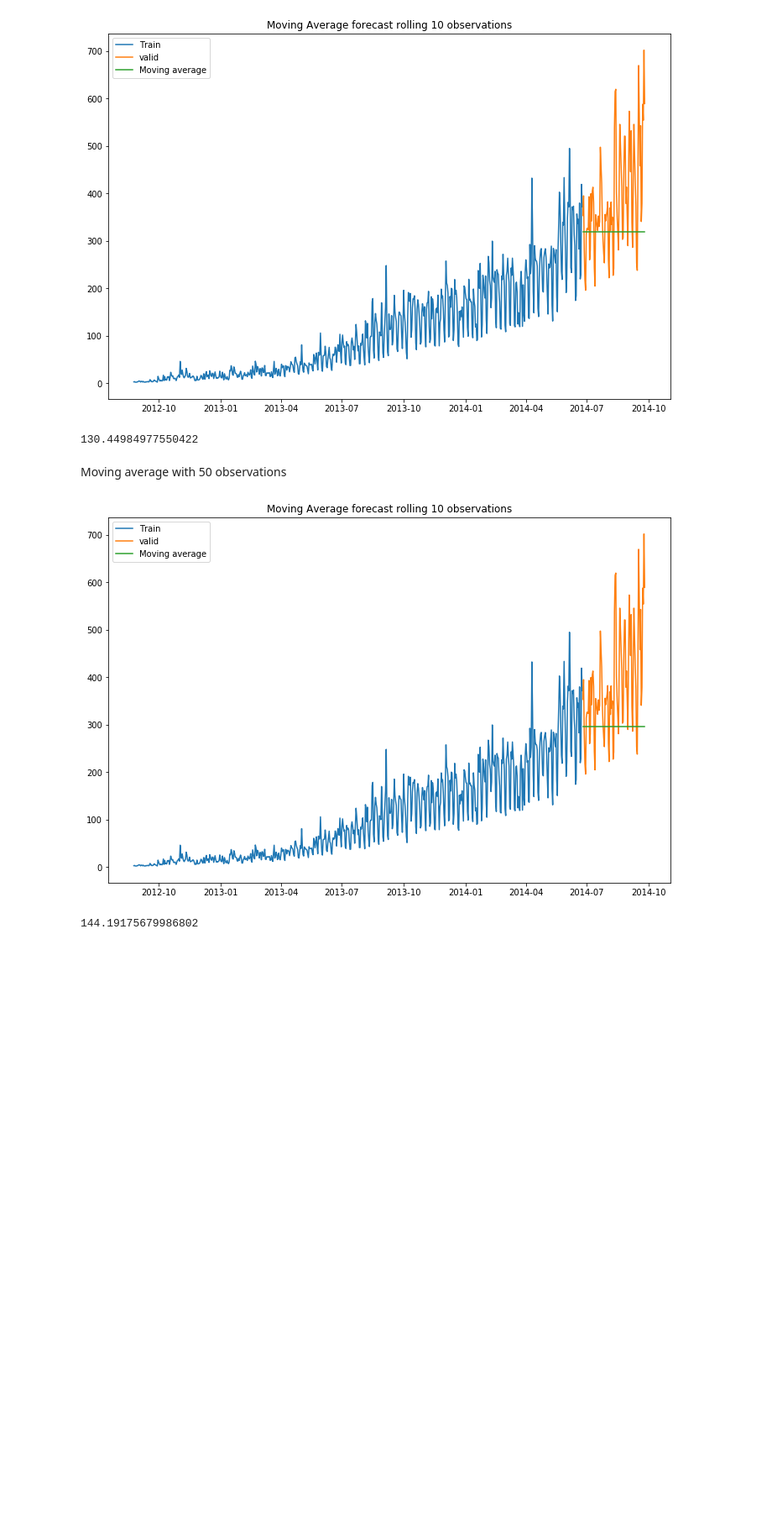
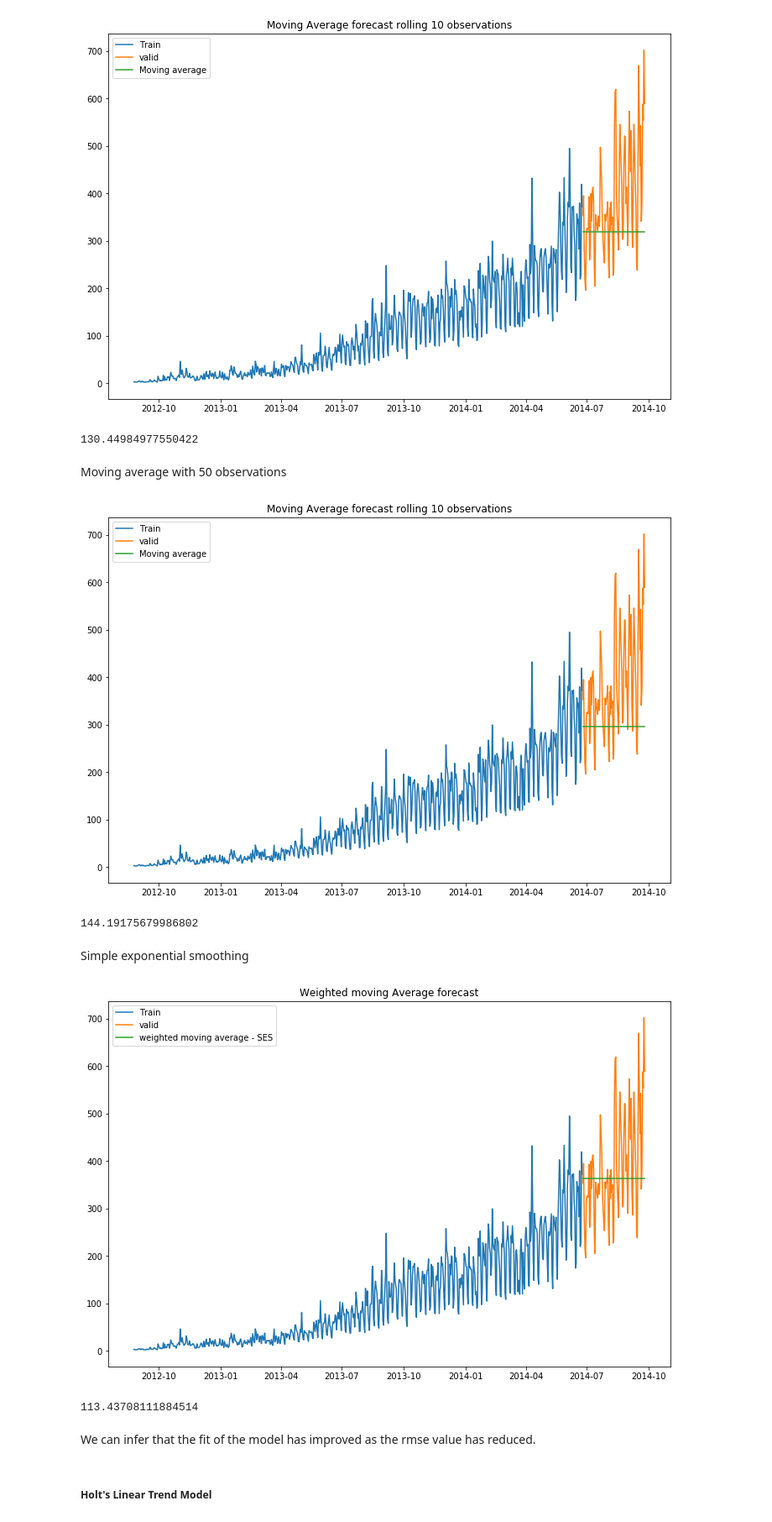
Before and after one commit to SwatiModi/time-series-analysis-JetRail, a Jupyter notebook: Analysis.ipynb, the cells around one changed output. Shown: that part at 84% size. Drawn from its saved outputs; the diff is of its cells as text; code cells hidden in the pictures; blank space fills up the shorter version.

Commit message:
Sim Expo Smoothing and Holt Linear Model

```diff
--- a/Analysis.ipynb
+++ b/Analysis.ipynb
@@ -415,3 +406,5 @@ rmse = sqrt(mean_squared_error(y_hat['Moving Average'],valid['Count']))
 rmse
 # %% [output]
 144.19175679986802
+# %% [markdown]
+Simple exponential smoothing
@@ -417,0 +413,16 @@ rmse
+# %%
+y_hat_avg = valid.copy()
+# %%
+fit2 = SimpleExpSmoothing(np.asarray(Train['Count'])).fit(smoothing_level=0.6,optimized=False)
+# %%
+y_hat_avg['SES'] = fit2.forecast(len(valid))
+# %%
+plt.figure(figsize=(12,8))
+plt.plot(Train.index, Train['Count'], label = 'Train')
+plt.plot(valid.index, valid['Count'], label = 'valid')
+plt.plot(y_hat_avg.index, y_hat_avg['SES'], label = 'weighted moving average - SES')
+plt.legend(loc='best')
+plt.title('Weighted moving Average forecast')
+plt.show()
+# %% [output]
+[figure, added]
@@ -417,0 +431,8 @@ rmse
+# %%
+rmse
+# %% [output]
+113.43708111884514
+# %% [markdown]
+We can infer that the fit of the model has improved as the rmse value has reduced.
+# %% [markdown]
+##### Holt's Linear Trend Model
```
Also changed, not shown: parts of 20 cells of this notebook.
